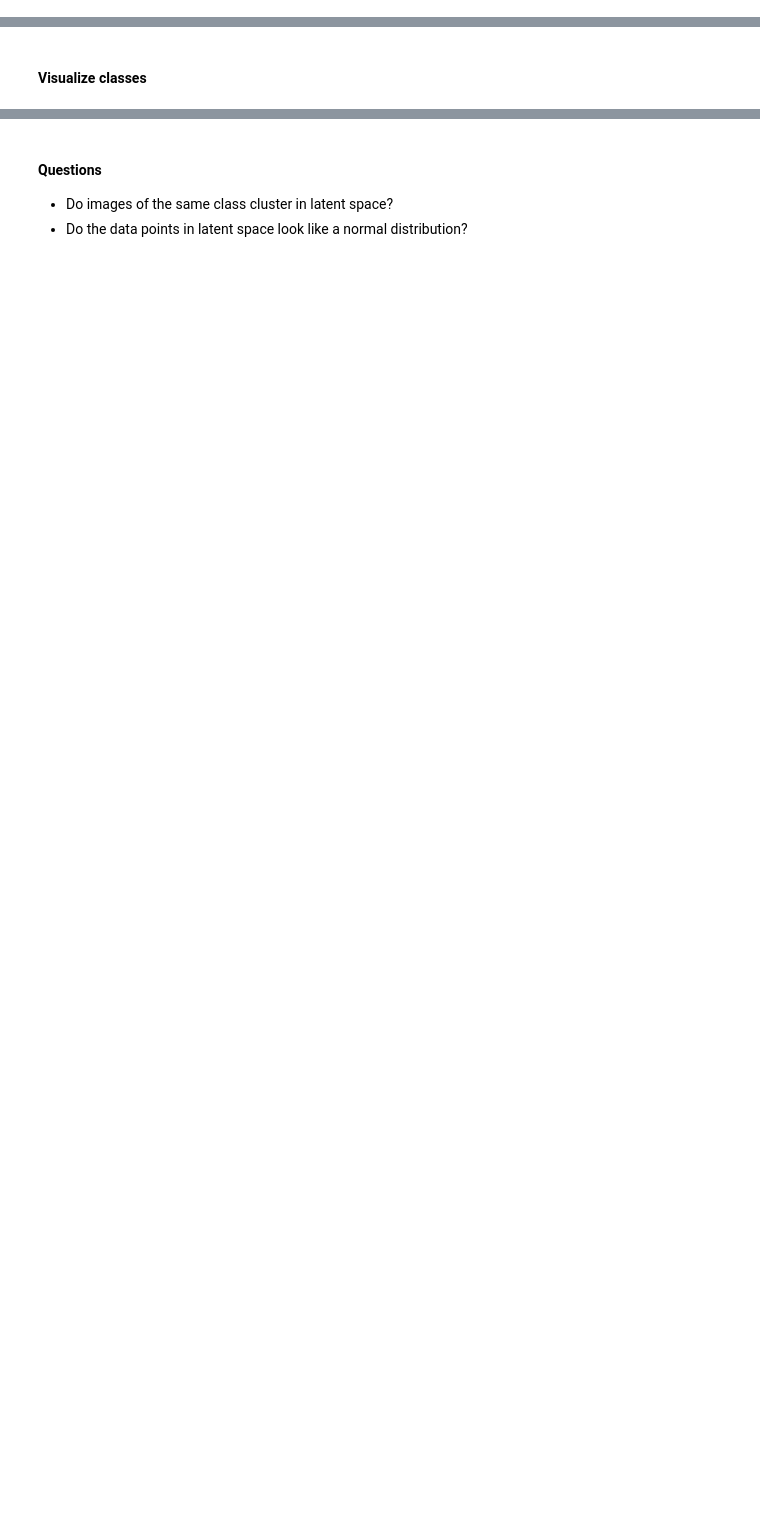
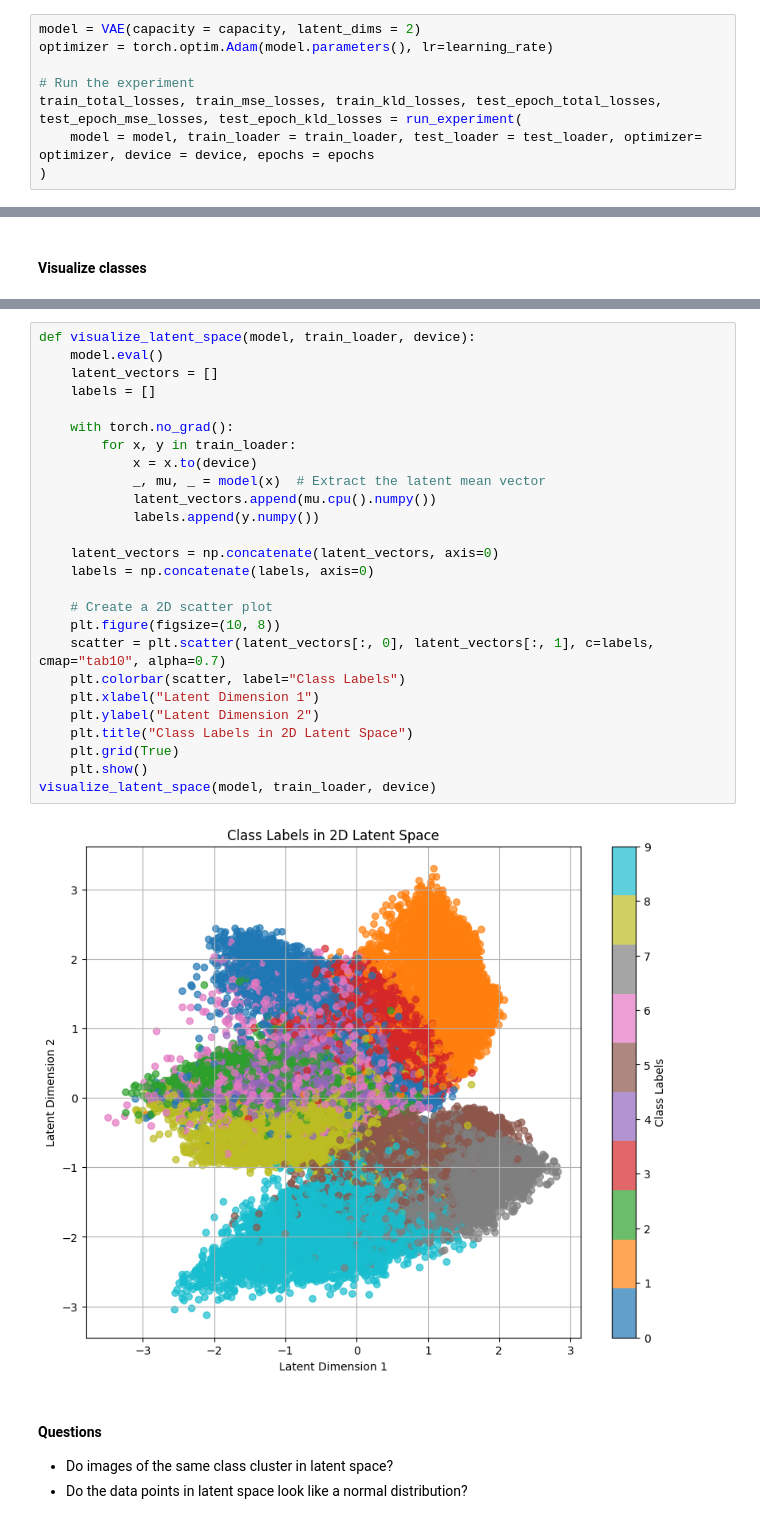
Before and after one commit to mak8427/Deep-Learning-Computer-Vision, a Jupyter notebook: madkour_mattioli_schellscheidt_5.ipynb, the cells around one changed output, grey strips where cells are left out. Cells and saved outputs as stored; diff of their text form; blank space fills up the shorter version.

```diff
--- a/madkour_mattioli_schellscheidt_5.ipynb
+++ b/madkour_mattioli_schellscheidt_5.ipynb
@@ -640,0 +721,8 @@ First create a new VAE-model with a 2d latent space on the full training data se
+# %%
+model = VAE(capacity = capacity, latent_dims = 2)
+optimizer = torch.optim.Adam(model.parameters(), lr=learning_rate)
+
+# Run the experiment
+train_total_losses, train_mse_losses, train_kld_losses, test_epoch_total_losses, test_epoch_mse_losses, test_epoch_kld_losses = run_experiment(
+    model = model, train_loader = train_loader, test_loader = test_loader, optimizer= optimizer, device = device, epochs = epochs
+)
@@ -645,3 +754,31 @@ First create a new VAE-model with a 2d latent space on the full training data se
+# %%
+def visualize_latent_space(model, train_loader, device):
+    model.eval()
+    latent_vectors = []
+    labels = []
+
+    with torch.no_grad():
+        for x, y in train_loader:
+            x = x.to(device)
+            _, mu, _ = model(x)  # Extract the latent mean vector
+            latent_vectors.append(mu.cpu().numpy())
+            labels.append(y.numpy())
+
+    latent_vectors = np.concatenate(latent_vectors, axis=0)
+    labels = np.concatenate(labels, axis=0)
+
+    # Create a 2D scatter plot
+    plt.figure(figsize=(10, 8))
+    scatter = plt.scatter(latent_vectors[:, 0], latent_vectors[:, 1], c=labels, cmap="tab10", alpha=0.7)
+    plt.colorbar(scatter, label="Class Labels")
+    plt.xlabel("Latent Dimension 1")
+    plt.ylabel("Latent Dimension 2")
+    plt.title("Class Labels in 2D Latent Space")
+    plt.grid(True)
+    plt.show()
+visualize_latent_space(model, train_loader, device)
+# %% [output]
+[figure, added]
 # %% [markdown]
 #### Questions
 
```
Also changed, not shown: parts of 20 cells of this notebook.
